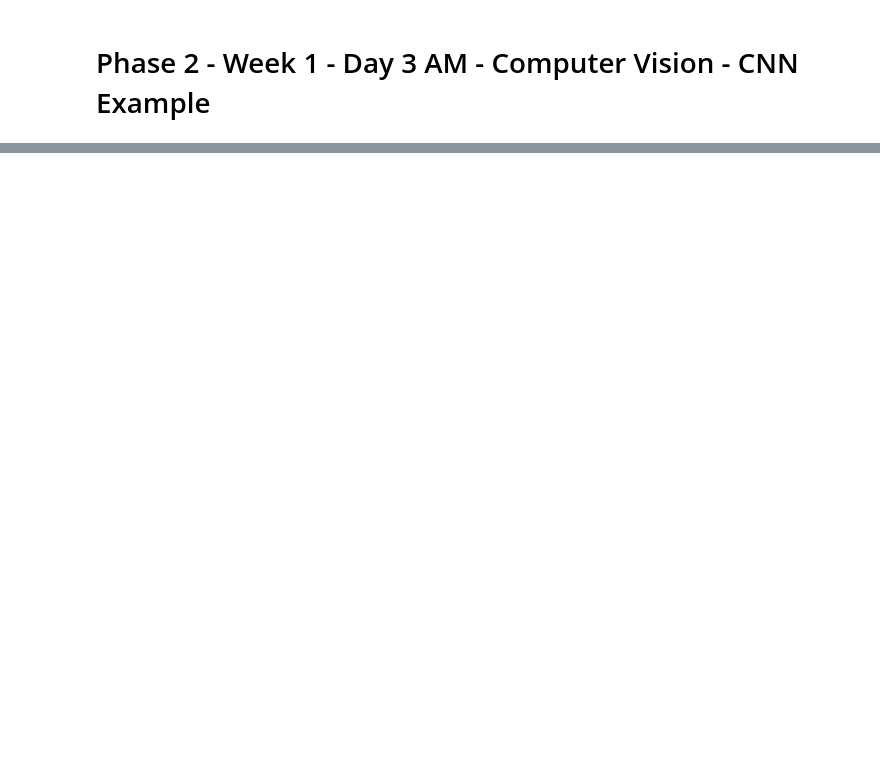
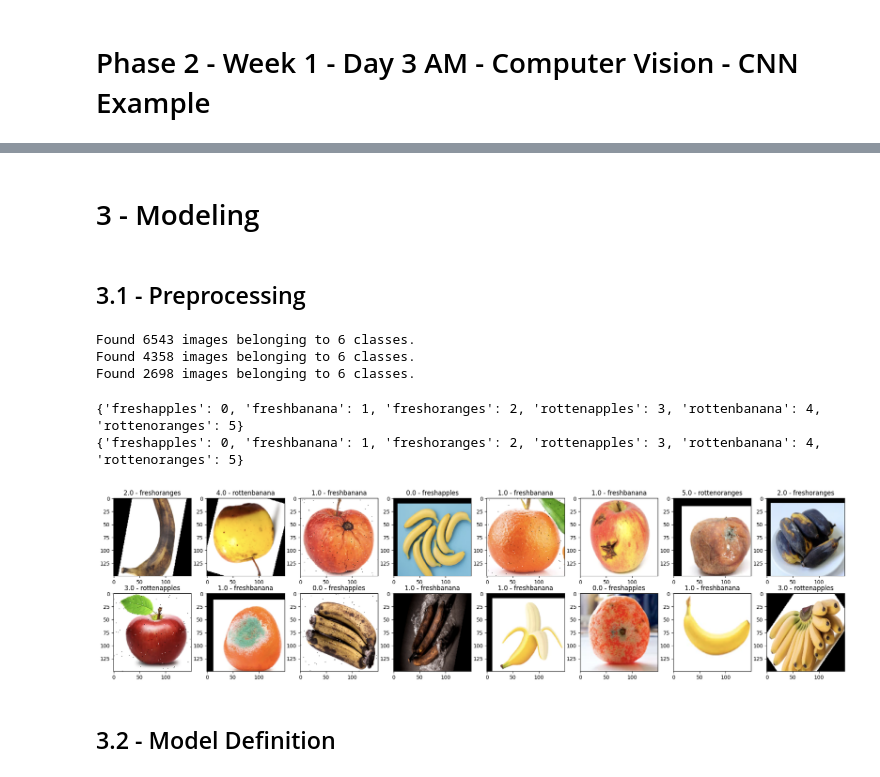
Before and after one commit to FTDS-learning-materials/phase-2, a Jupyter notebook: w1/P2W1D3AM - Computer Vision - CNN Example.ipynb, the cells around one changed output, grey strips where cells are left out. Cells and saved outputs as stored; diff of their text form; code cells hidden in the pictures; blank space fills up the shorter version.

```diff
--- a/w1/P2W1D3AM - Computer Vision - CNN Example.ipynb
+++ b/w1/P2W1D3AM - Computer Vision - CNN Example.ipynb
@@ -338,0 +42,4 @@ Prediction is a rotten banana
+# %% [markdown]
+# 3 - Modeling
+# %% [markdown]
+## 3.1 - Preprocessing
@@ -338,0 +55,58 @@ Prediction is a rotten banana
+# %%
+# Create batch generator for train-set, val-set, and test-set
+train_datagen = ImageDataGenerator(rescale=1./255.,
+                                   validation_split=0.4)
+
+train_set = train_datagen.flow_from_directory(train_path,
+                                              target_size=(img_height,img_width),
+																							class_mode='sparse',
+																							subset='training',
+																							batch_size=batch_size,
+																							shuffle=True,
+																							seed=10)
+
+val_set = train_datagen.flow_from_directory(train_path,
+                                            target_size=(img_height,img_width),
+																						class_mode='sparse',
+																						subset='validation',
+																						batch_size=batch_size,
+																						shuffle=True,
+																						seed=10)
+
+test_datagen = ImageDataGenerator(rescale=1./255.)
+test_set = test_datagen.flow_from_directory(test_path,
+                                            target_size=(img_height,img_width),
+                                            class_mode='sparse',
+																						batch_size=batch_size,
+																						shuffle=False,
+																						seed=10)
+# %% [output]
+Found 6543 images belonging to 6 classes.
+Found 4358 images belonging to 6 classes.
+Found 2698 images belonging to 6 classes.
+# %%
+# Show labels
+
+print(train_set.class_indices)
+print(test_set.class_indices)
+# %% [output]
+{'freshapples': 0, 'freshbanana': 1, 'freshoranges': 2, 'rottenapples': 3, 'rottenbanana': 4, 'rottenoranges': 5}
+{'freshapples': 0, 'freshbanana': 1, 'freshoranges': 2, 'rottenapples': 3, 'rottenbanana': 4, 'rottenoranges': 5}
+# %%
+# Show several images of train-set
+
+fig,ax = plt.subplots(nrows=2, ncols=8, figsize=(25,6))
+n = 0
+idx = np.random.randint(len(train_set.next()[0]), size=16)
+for i in range(2):
+  for j in range(8):
+    img = train_set.next()[0][idx[n]]
+    ax[i][j].imshow(img)
+    class_index = train_set.next()[1][idx[n]]
+    class_name = dict(map(reversed, train_set.class_indices.items())) [class_index]
+    ax[i][j].set_title(str(class_index) + ' - ' +  str(class_name))
+    n+=1
+# %% [output]
+[figure, added]
+# %% [markdown]
+## 3.2 - Model Definition
```
Also changed, not shown: parts of 49 cells of this notebook, 1 other file.
